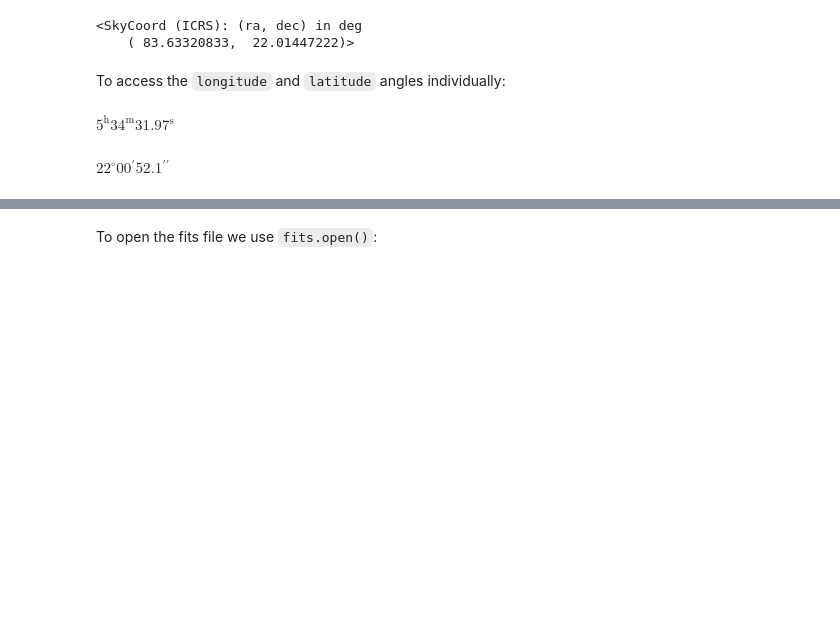
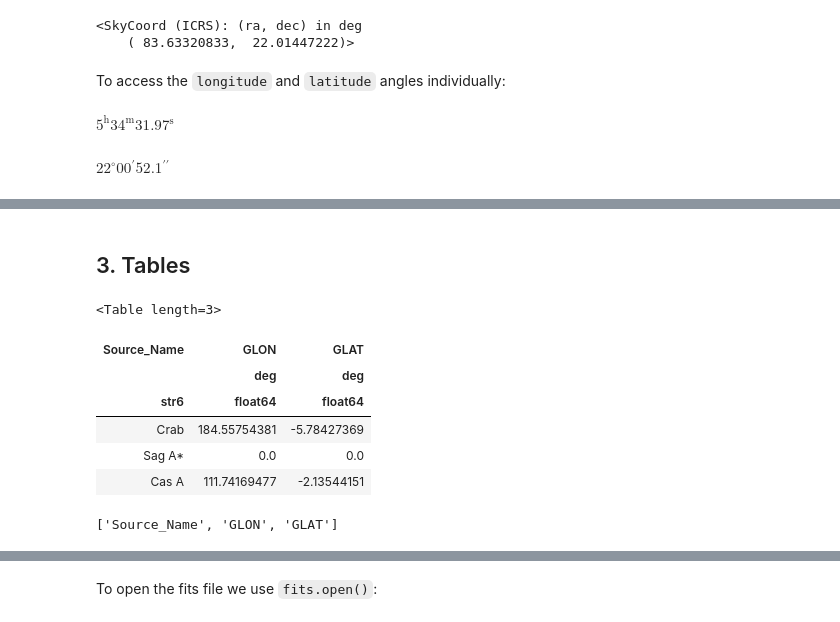
Before and after one commit to Asterics2020-Obelics/School2017, a Jupyter notebook: astropy/astropy_hands_on.ipynb, the cells around one changed output, grey strips where cells are left out. Drawn from its saved outputs; the diff is of its cells as text; code cells hidden in the pictures; blank space fills up the shorter version.

```diff
--- a/astropy/astropy_hands_on.ipynb
+++ b/astropy/astropy_hands_on.ipynb
@@ -284,0 +336,2 @@ $22^\circ00{}^\prime52.1{}^{\prime\prime}$
+# %% [markdown]
+## 3. Tables
@@ -284,0 +342,20 @@ $22^\circ00{}^\prime52.1{}^{\prime\prime}$
+# %%
+table = Table()
+# %%
+table['Source_Name'] = ['Crab', 'Sag A*', 'Cas A']
+table['GLON'] = [184.55754381, 0, 111.74169477] * u.deg
+table['GLAT'] = [-5.78427369, 0, -2.13544151] * u.deg
+# %%
+table
+# %% [output]
+<Table length=3>
+| Source_Name | GLON | GLAT |
+|  | deg | deg |
+| str6 | float64 | float64 |
+| Crab | 184.55754381 | -5.78427369 |
+| Sag A* | 0.0 | 0.0 |
+| Cas A | 111.74169477 | -2.13544151 |
+# %%
+table.colnames
+# %% [output]
+['Source_Name', 'GLON', 'GLAT']
```
Also changed, not shown: parts of 54 cells of this notebook, 3 other files.
